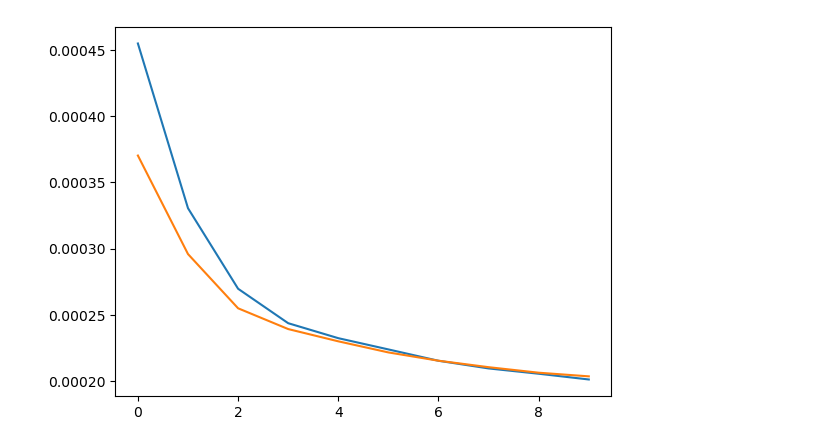
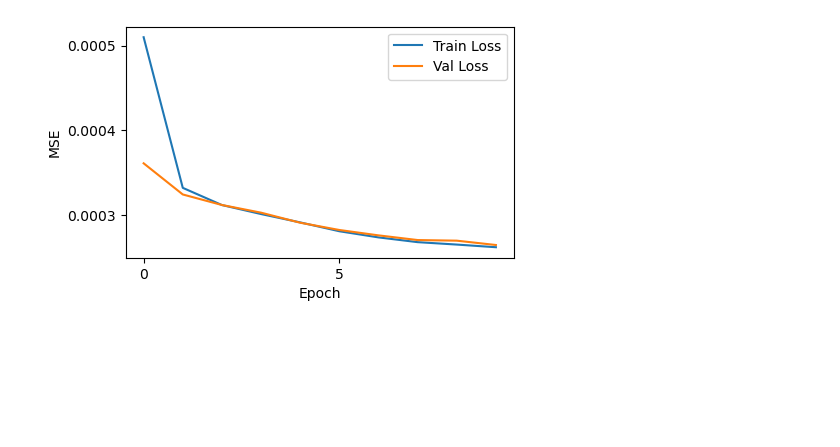
Before and after one commit to yenhochen/siplab-github-template, a Jupyter notebook: notebooks/load_data.ipynb, the cells around one changed output. Cells and saved outputs as stored; diff of their text form; code cells hidden in the pictures; blank space fills up the shorter version.

Commit message:
add plot script

```diff
--- a/notebooks/load_data.ipynb
+++ b/notebooks/load_data.ipynb
@@ -11,0 +8,7 @@ seed_everything(seed)
+# %%
+from pprint import pp
+
+yaml_path = '../configs/notebook_config.yml'
+config = load_config(yaml_path)
+
+pp(config)
@@ -15,17 +38,12 @@ import logging
 logging.basicConfig(level=logging.INFO, format='%(asctime)s - %(levelname)s - %(message)s')
 logger = logging.getLogger(__name__)
 # %%
+logger.info(f"Loading {config['dataset']} dataset with batch size {config['batch_size']}")
 
-batch_size = 1024
-dataset = "mnist"
-data_dir = "../data"
-
-logger.info(f"Loading {dataset} dataset with batch size {batch_size}")
-
-if dataset == "mnist":
-    trainloader, testloader = get_mnist_loader(data_dir, batch_size=batch_size)
-elif dataset == "fmnist":
-    trainloader, testloader = get_fmnist_loader(data_dir, batch_size=batch_size)
+if config['dataset'] == "mnist":
+    trainloader, testloader = get_mnist_loader(config['data_dir'], batch_size=config['batch_size'])
+elif config['dataset'] == "fmnist":
+    trainloader, testloader = get_fmnist_loader(config['data_dir'], batch_size=config['batch_size'])
 else:
     logger.error(f"Dataset must be either 'mnist' or 'fmnist' ")
 # %% [output]
@@ -89,6 +98,12 @@ results = trainer.train(learning_rate=learning_rate,
-# %%
-plt.plot(results["train_loss"])
-plt.plot(results["val_loss"])
-plt.show()
-# %% [output]
-[figure, removed]
+# %%
+fig, axs = plt.subplots(1,1, figsize=(5,3))
+axs.plot(results["train_loss"], label="Train Loss")
+axs.plot(results["val_loss"], label="Val Loss")
+axs.legend()
+axs.set_xlabel("Epoch")
+axs.set_ylabel("MSE")
+plt.locator_params("y", nbins=2)
+plt.locator_params("x", nbins=3)
+plt.show()
+# %% [output]
+[figure, added]
```
Also changed, not shown: parts of 6 cells of this notebook, 12 other files.
